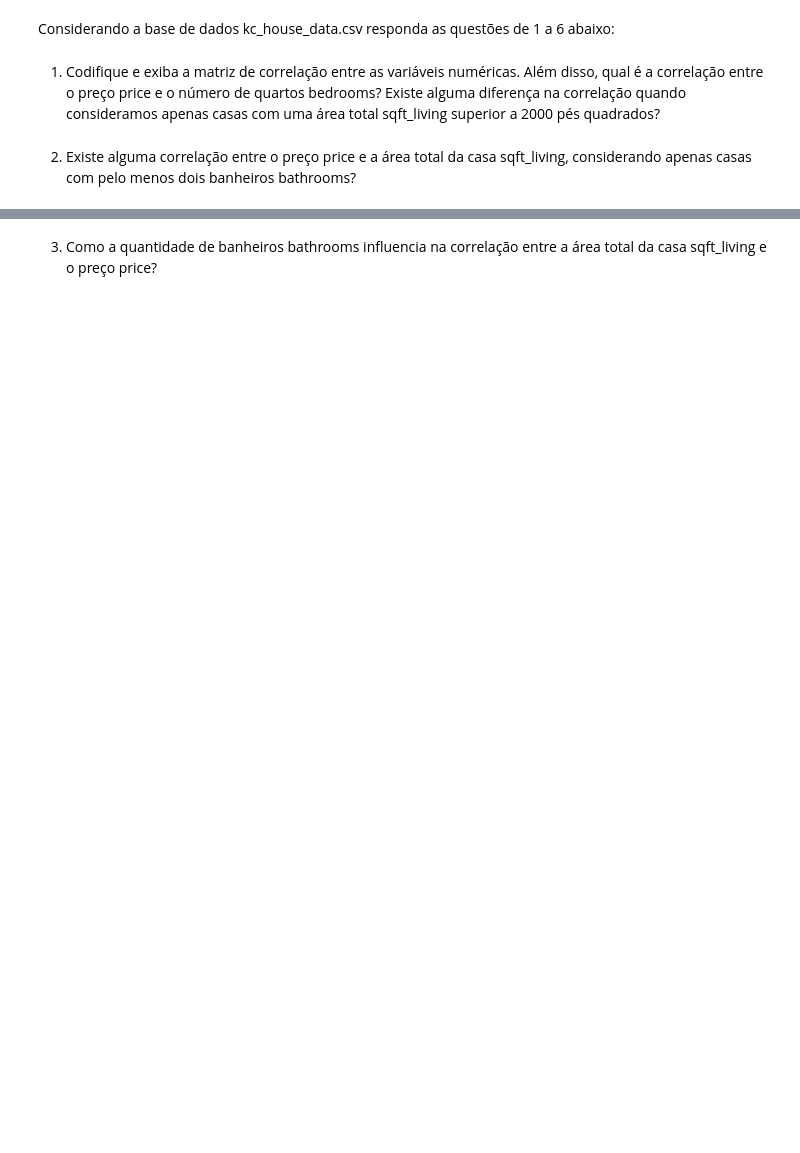
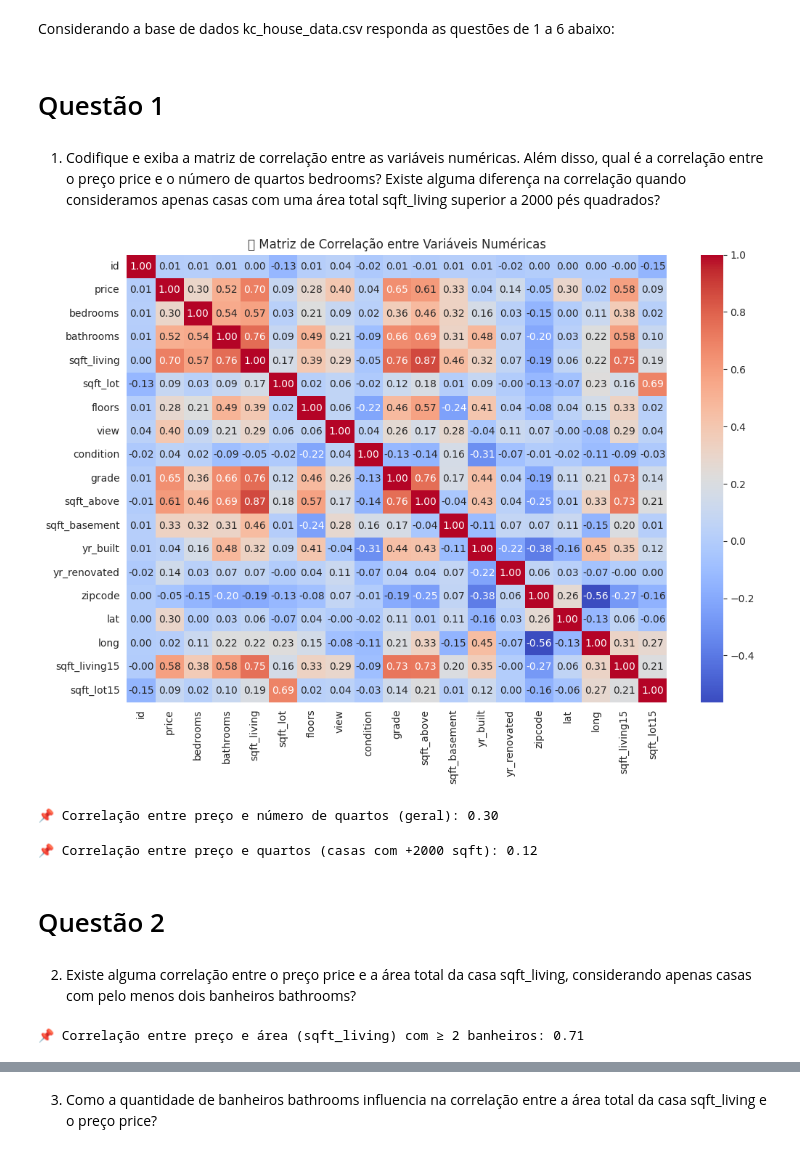
Before and after one commit to CristianaMoura/Desafios_Individuais_DadosWomakersCode, a Jupyter notebook: 6_exer_regressao/atividade_Correlação_Regressão_Cris.ipynb, the cells around one changed output, grey strips where cells are left out. Cells and saved outputs as stored; diff of their text form; code cells hidden in the pictures; blank space fills up the shorter version.

```diff
--- a/6_exer_regressao/atividade_Correlação_Regressão_Cris.ipynb
+++ b/6_exer_regressao/atividade_Correlação_Regressão_Cris.ipynb
@@ -7,18 +5,8 @@ Correlação e Regressão Simples/Multivariada
 # %%
-
 # Manipulação e análise de dados
 import pandas as pd
 import numpy as np
-
 # Visualização
 import seaborn as sns
 import matplotlib.pyplot as plt
-
-from scipy import stats
-from statsmodels.stats.power import TTestIndPower
-from statsmodels.stats.proportion import proportions_ztest
-
-# Configurações estéticas para os gráficos
-sns.set_style("whitegrid")
-plt.rcParams["figure.figsize"] = (10, 6)
 # %% [markdown]
@@ -37,0 +16,6 @@ df_house =
+# %%
+url_1 = "https://raw.githubusercontent.com/CristianaMoura/Desafios_Individuais_DadosWomakersCode/refs/heads/main/6_exer_regressao/house_data.csv.xls"
+
+df_house = pd.read_csv(url_1)
+
+df_house.head()
@@ -192,12 +99,45 @@ plt.show()
 # %% [markdown]
 Considerando a base de dados kc_house_data.csv responda as questões de 1
 a 6 abaixo:
+# %% [markdown]
+#  Questão 1
 # %% [markdown]
 1. Codifique e exiba a matriz de correlação entre as variáveis numéricas.
 Além disso, qual é a correlação entre o preço price e o número de
 quartos bedrooms? Existe alguma diferença na correlação quando
 consideramos apenas casas com uma área total sqft_living superior a
 2000 pés quadrados?
+# %%
+# Selecionar colunas numéricas
+numericas = df_house.select_dtypes(include=['int64', 'float64'])
+
+# Gerar matriz de correlação
+matriz_corr = numericas.corr()
+
+# Exibir a matriz como um heatmap
+plt.figure(figsize=(12, 8))
+sns.heatmap(matriz_corr, cmap='coolwarm', annot=True, fmt=".2f")
+plt.title("🔍 Matriz de Correlação entre Variáveis Numéricas")
+plt.show()
+# %% [output]
+[figure, added]
+# %%
+# Correlação geral entre preço e número de quartos
+correlacao_geral = df_house['price'].corr(df_house['bedrooms'])
+print(f"📌 Correlação entre preço e número de quartos (geral): {correlacao_geral:.2f}")
+# %% [output]
+📌 Correlação entre preço e número de quartos (geral): 0.30
+# %%
+# Filtrar casas com área maior que 2000 sqft
+casas_maiores = df_house[df_house['sqft_living'] > 2000]
+
+# Correlação entre preço e quartos nesse subconjunto
+correlacao_filtrada = casas_maiores['price'].corr(casas_maiores['bedrooms'])
+print(f"📌 Correlação entre preço e quartos (casas com +2000 sqft): {correlacao_filtrada:.2f}")
+# %% [output]
+📌 Correlação entre preço e quartos (casas com +2000 sqft): 0.12
+# %% [markdown]
+# Questão 2
 # %% [markdown]
 2. Existe alguma correlação entre o preço price e a área total da casa
 sqft_living, considerando apenas casas com pelo menos dois
@@ -204,0 +148,6 @@ banheiros bathrooms?
+# %%
+# Calcular correlação
+correlacao_area_preco = casas_banheiros['price'].corr(casas_banheiros['sqft_living'])
+print(f"📌 Correlação entre preço e área (sqft_living) com ≥ 2 banheiros: {correlacao_area_preco:.2f}")
+# %% [output]
+📌 Correlação entre preço e área (sqft_living) com ≥ 2 banheiros: 0.71
```
Also changed, not shown: parts of 48 cells of this notebook.
